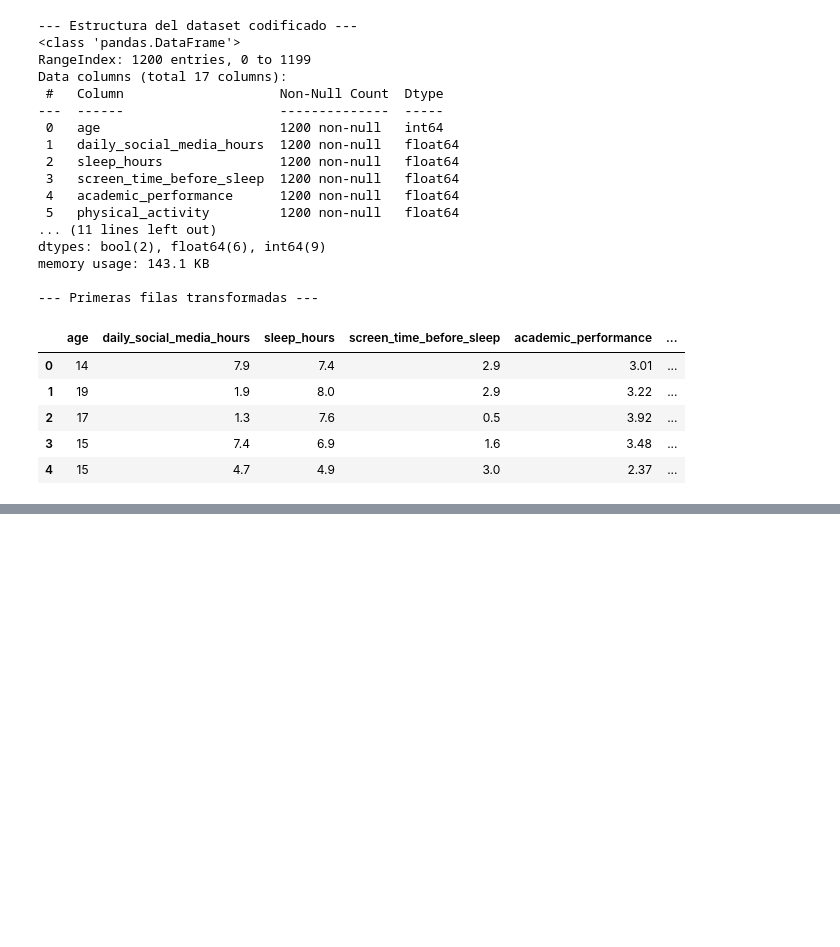
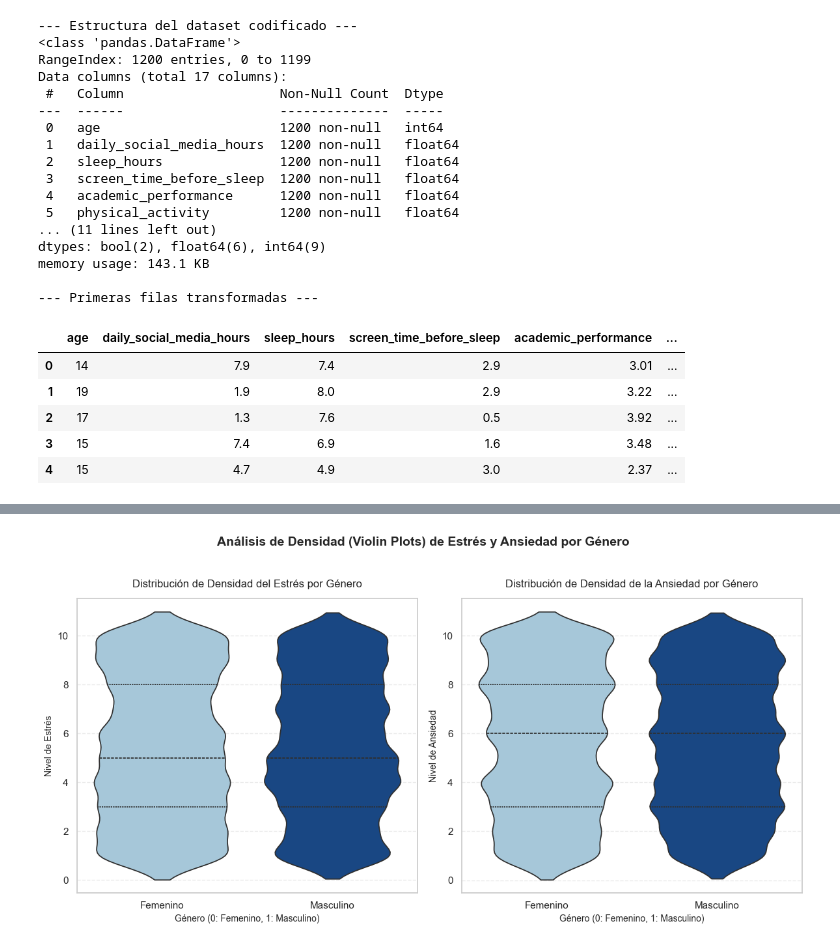
Before and after one commit to Bootcamp-DA-P2/proyecto7-regression-grupo5, a Jupyter notebook: 3.ipynb, the cells around one changed output, grey strips where cells are left out. Drawn from its saved outputs; the diff is of its cells as text; code cells hidden in the pictures; blank space fills up the shorter version.

```diff
--- a/3.ipynb
+++ b/3.ipynb
@@ -323,0 +473,59 @@ memory usage: 143.1 KB
+# %%
+
+# --- CONFIGURACIÓN DEL VIOLIN PLOT MÚLTIPLE INTERACTIVO (2 SUBPLOTS) ---
+
+# Creamos la estructura de 1 fila y 2 columnas con el tamaño ideal
+fig, axes = plt.subplots(1, 2, figsize=(12, 6))
+
+# CORRECCIÓN CLAVE: Mapeamos los colores a los valores numéricos de 'gender_male'
+# 0 -> Female (Azul claro), 1 -> Male (Azul oscuro)
+colores_azul = {0: '#9ecae1', 1: '#084594'}
+
+# 1. Violin plot para el Nivel de Estrés
+sns.violinplot(
+    ax=axes[0],
+    data=df,
+    x='gender_male',
+    y='stress_level',
+    palette=colores_azul,
+    hue='gender_male',   # Evita avisos en las versiones modernas de seaborn
+    legend=False,
+    inner='quartile',   # Dibuja las líneas de los cuartiles y la mediana dentro del violín
+    bw_adjust=0.6       # Suaviza la curva para que se vea estilizada pero realista
+)
+axes[0].set_title('Distribución de Densidad del Estrés por Género', fontsize=12, pad=12)
+axes[0].set_xlabel('Género (0: Femenino, 1: Masculino)', fontsize=10)
+axes[0].set_ylabel('Nivel de Estrés', fontsize=10)
+# Cambiamos los números del eje X por texto descriptivo
+axes[0].set_xticks([0, 1])
+axes[0].set_xticklabels(['Femenino', 'Masculino'])
+axes[0].grid(axis='y', linestyle='--', alpha=0.4)
+
+# 2. Violin plot para el Nivel de Ansiedad
+sns.violinplot(
+    ax=axes[1],
+    data=df,
+    x='gender_male',
+    y='anxiety_level',
+    palette=colores_azul,
+    hue='gender_male',
+    legend=False,
+    inner='quartile',   # Muestra las líneas discontinuas de los cuartiles internos
+    bw_adjust=0.6
+)
+axes[1].set_title('Distribución de Densidad de la Ansiedad por Género', fontsize=12, pad=12)
+axes[1].set_xlabel('Género (0: Femenino, 1: Masculino)', fontsize=10)
+axes[1].set_ylabel('Nivel de Ansiedad', fontsize=10)
+# Cambiamos los números del eje X por texto descriptivo aquí también
+axes[1].set_xticks([0, 1])
+axes[1].set_xticklabels(['Femenino', 'Masculino'])
+axes[1].grid(axis='y', linestyle='--', alpha=0.4)
+
+# Título principal del lienzo
+plt.suptitle('Análisis de Densidad (Violin Plots) de Estrés y Ansiedad por Género', fontsize=14, weight='bold', y=1.02)
+plt.tight_layout()
+
+# Abre la ventana interactiva directamente en VS Code
+plt.show()
+# %% [output]
+[figure, added]
```
Also changed, not shown: parts of 6 cells of this notebook, 2 other files.
